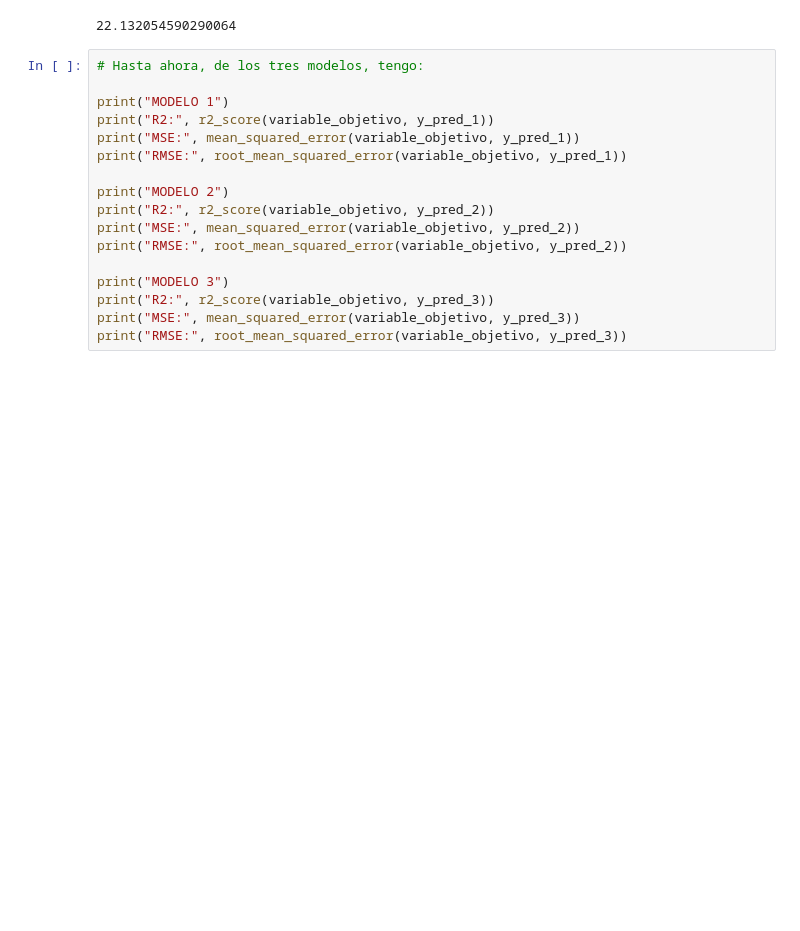
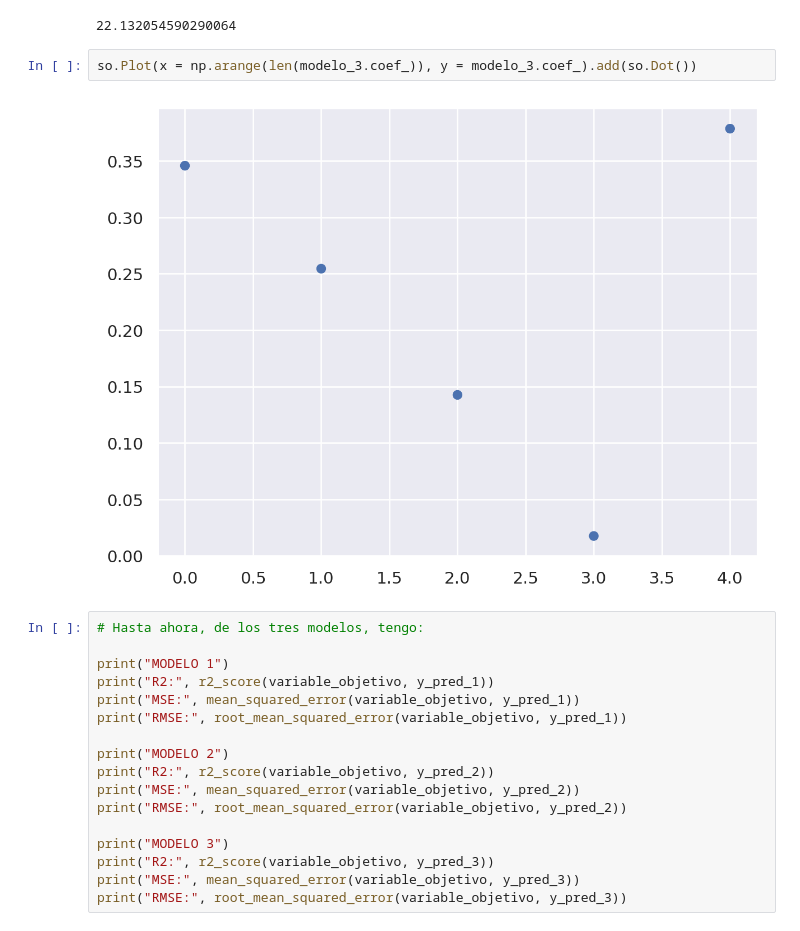
Before and after one commit to davidpalacio1/TP-1-LDD, a Jupyter notebook: TP_bicis.ipynb, the cells around one changed output. Saved outputs shown, nothing was run; the diff lists cells and outputs as text; blank space fills up the shorter version.

```diff
--- a/TP_bicis.ipynb
+++ b/TP_bicis.ipynb
@@ -775,6 +785,10 @@ mean_squared_error(variable_objetivo, y_pred_3)
 root_mean_squared_error(variable_objetivo, y_pred_3)
 # %% [output]
 22.132054590290064
+# %%
+so.Plot(x = np.arange(len(modelo_3.coef_)), y = modelo_3.coef_).add(so.Dot())
+# %% [output]
+[figure, added]
 # %%
 # Hasta ahora, de los tres modelos, tengo:
 
```
Also changed, not shown: parts of 3 cells of this notebook.
